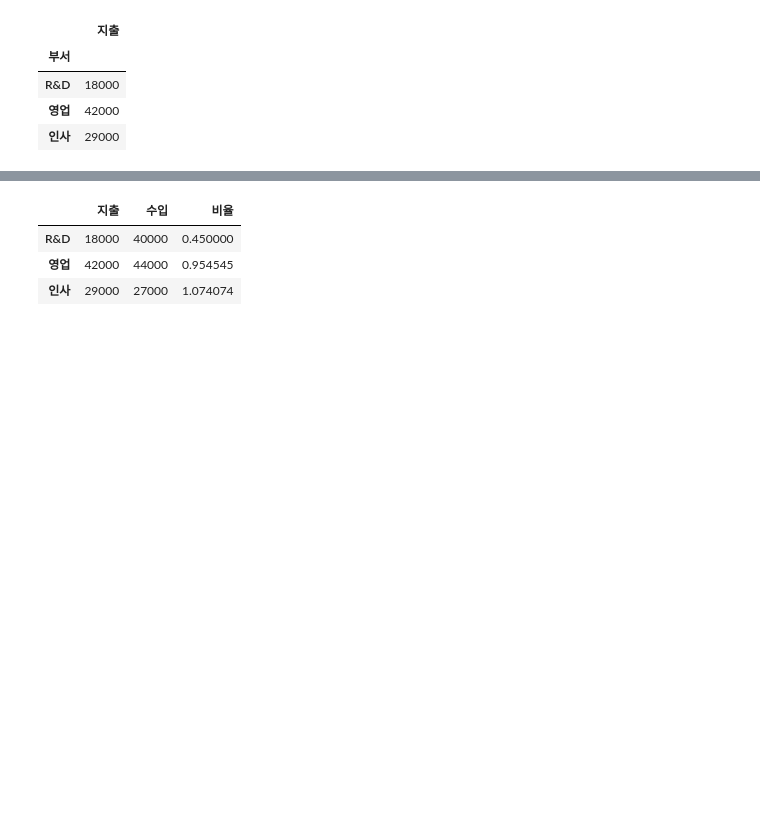
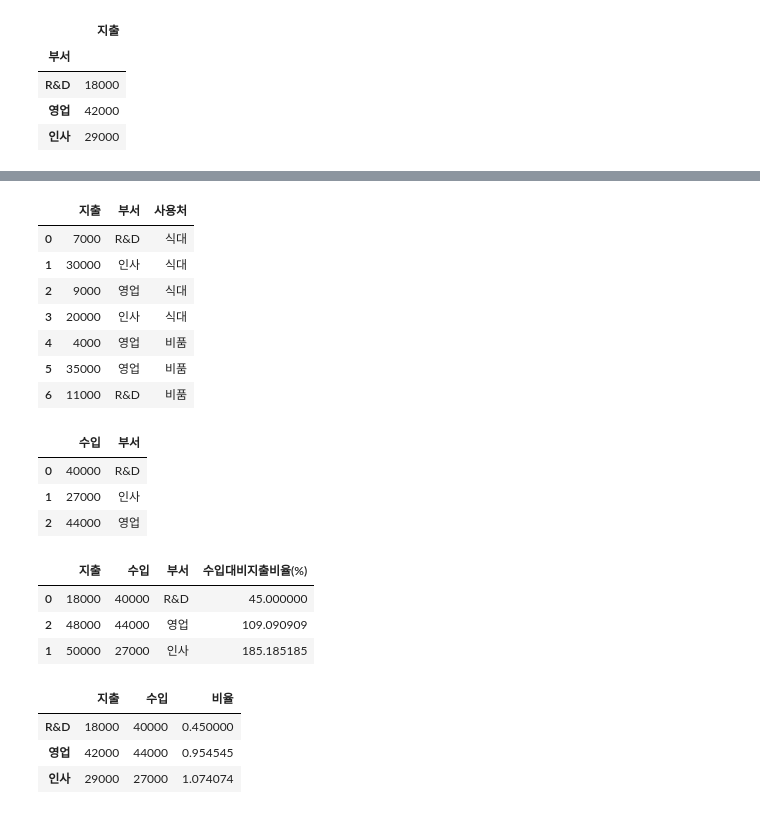
Before and after one commit to louischoi0/intermediate_python, a Jupyter notebook: 2강/실습자료/3_1.ipynb, the cells around one changed output, grey strips where cells are left out. Saved outputs shown, nothing was run; the diff lists cells and outputs as text; code cells hidden in the pictures; blank space fills up the shorter version.

```diff
--- a/2강/실습자료/3_1.ipynb
+++ b/2강/실습자료/3_1.ipynb
@@ -200,3 +291,32 @@ pd.merge(expenses_dep, income_dep, how='inner', left_index=True, right_on='부
+# %%
+df
+# %% [output]
+|  | 지출 | 부서 | 사용처 |
+| 0 | 7000 | R&D | 식대 |
+| 1 | 30000 | 인사 | 식대 |
+| 2 | 9000 | 영업 | 식대 |
+| 3 | 20000 | 인사 | 식대 |
+| 4 | 4000 | 영업 | 비품 |
+| 5 | 35000 | 영업 | 비품 |
+| 6 | 11000 | R&D | 비품 |
+# %%
+income_dep
+# %% [output]
+|  | 수입 | 부서 |
+| 0 | 40000 | R&D |
+| 1 | 27000 | 인사 |
+| 2 | 44000 | 영업 |
+# %%
+grouped = df.groupby(by='부서').sum()
+
+merged = pd.merge(grouped, income_dep, how='left', left_index=True, right_on='부서')
+merged["수입대비지출비율(%)"] = (merged["지출"] / merged["수입"]) * 100
+merged
+# %% [output]
+|  | 지출 | 수입 | 부서 | 수입대비지출비율(%) |
+| 0 | 18000 | 40000 | R&D | 45.000000 |
+| 2 | 48000 | 44000 | 영업 | 109.090909 |
+| 1 | 50000 | 27000 | 인사 | 185.185185 |
 # %%
 import pandas as pd
 
```
Also changed, not shown: parts of 18 cells of this notebook, 26 other files.
